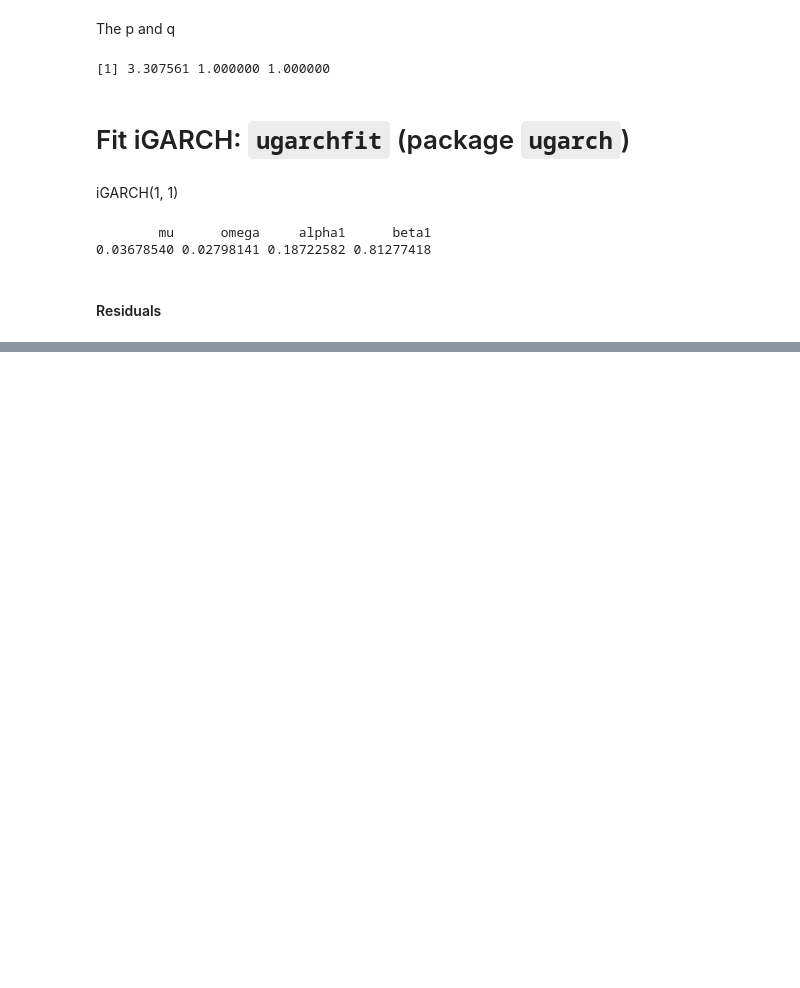
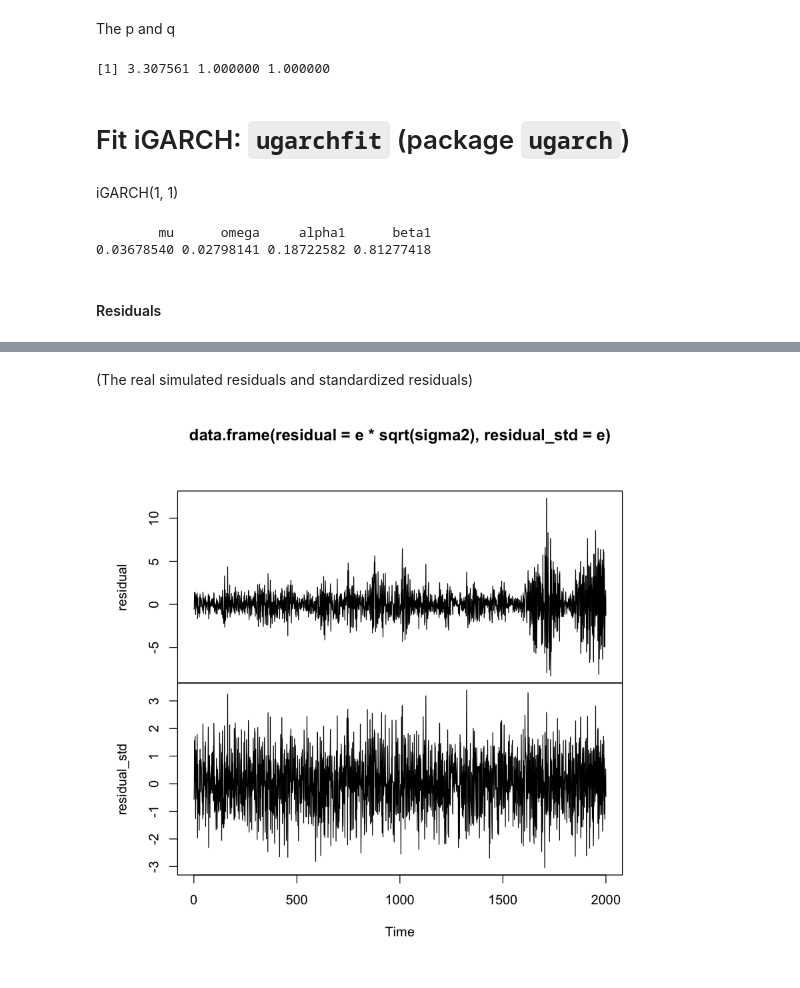
Before and after one commit to erikcs/TA, a Jupyter notebook: 4329_session2.ipynb, the cells around one changed output, grey strips where cells are left out. Saved outputs shown, nothing was run; the diff lists cells and outputs as text; code cells hidden in the pictures; blank space fills up the shorter version.

```diff
--- a/4329_session2.ipynb
+++ b/4329_session2.ipynb
@@ -251,0 +264,7 @@ plot(residuals(model, standardize=TRUE))
+# %% [markdown]
+(The real simulated residuals and standardized residuals)
+# %%
+plot.ts(data.frame(residual=e * sqrt(sigma2),
+             residual_std = e))
+# %% [output]
+[figure, added]
```
Also changed, not shown: parts of 8 cells of this notebook.
